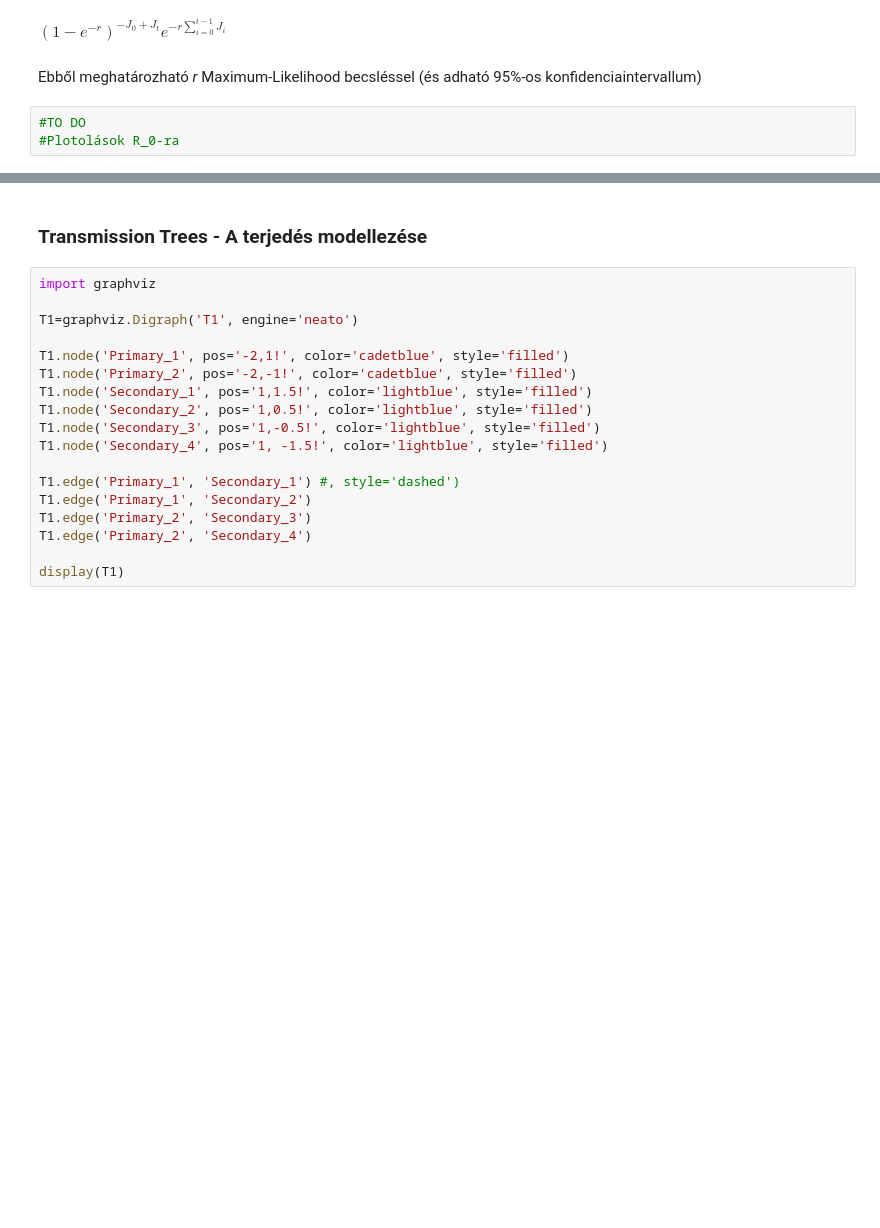
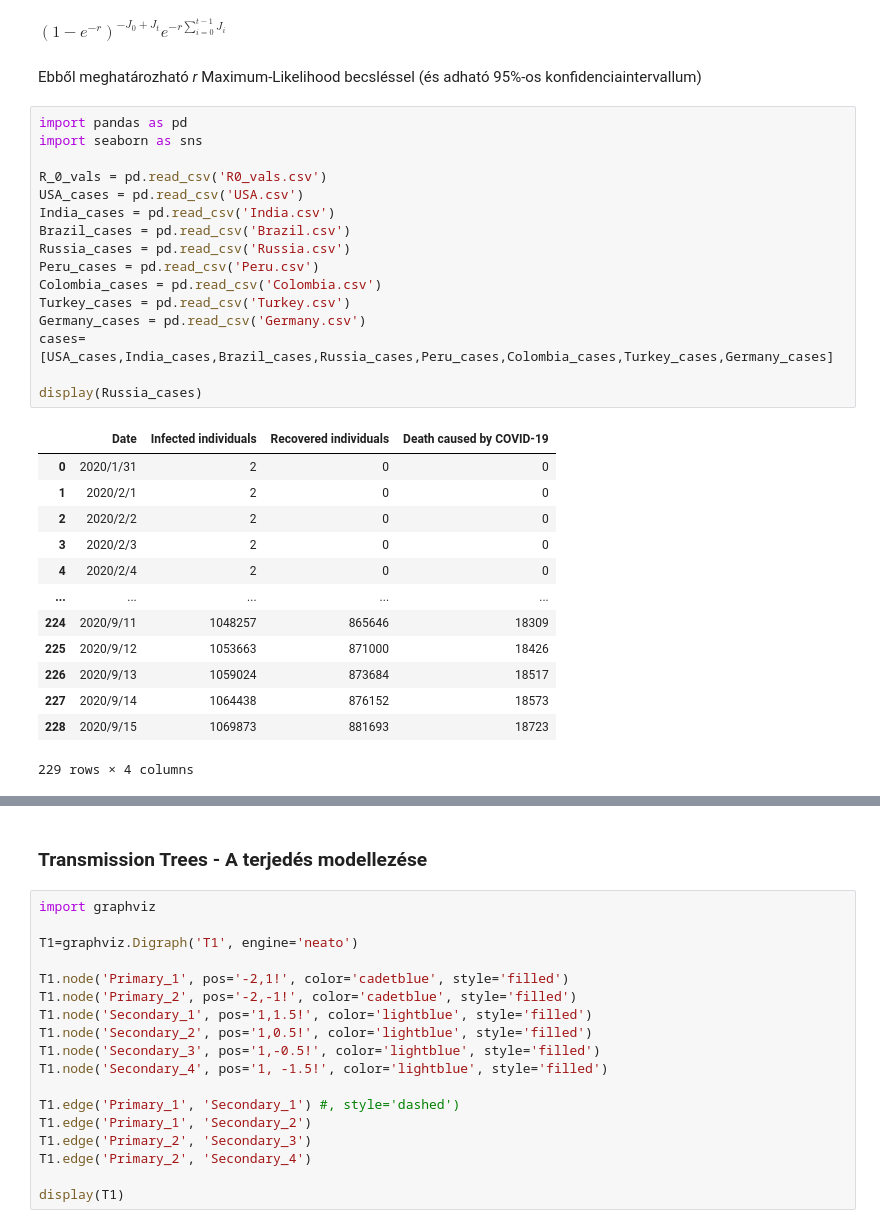
Before and after one commit to Adiklafa/Matprog, a Jupyter notebook: Basic_Reproduction_Number.ipynb, the cells around one changed output, grey strips where cells are left out. Saved outputs shown, nothing was run; the diff lists cells and outputs as text; blank space fills up the shorter version.

```diff
--- a/Basic_Reproduction_Number.ipynb
+++ b/Basic_Reproduction_Number.ipynb
@@ -99,6 +99,33 @@ display(expr11)
 $\displaystyle \left(1 - e^{- r}\right)^{- J_{0} + J_{t}} e^{- r \sum_{i=0}^{t - 1} J_{i}}$
 # %% [markdown]
 Ebből meghatározható _r_ Maximum-Likelihood becsléssel (és adható 95%-os konfidenciaintervallum)
-# %%
-#TO DO
-#Plotolások R_0-ra
+# %%
+import pandas as pd
+import seaborn as sns
+
+R_0_vals = pd.read_csv('R0_vals.csv')
+USA_cases = pd.read_csv('USA.csv')
+India_cases = pd.read_csv('India.csv')
+Brazil_cases = pd.read_csv('Brazil.csv')
+Russia_cases = pd.read_csv('Russia.csv')
+Peru_cases = pd.read_csv('Peru.csv')
+Colombia_cases = pd.read_csv('Colombia.csv')
+Turkey_cases = pd.read_csv('Turkey.csv')
+Germany_cases = pd.read_csv('Germany.csv')
+cases=[USA_cases,India_cases,Brazil_cases,Russia_cases,Peru_cases,Colombia_cases,Turkey_cases,Germany_cases]
+
+display(Russia_cases)
+# %% [output]
+|  | Date | Infected individuals | Recovered individuals | Death caused by COVID-19 |
+| 0 | 2020/1/31 | 2 | 0 | 0 |
+| 1 | 2020/2/1 | 2 | 0 | 0 |
+| 2 | 2020/2/2 | 2 | 0 | 0 |
+| 3 | 2020/2/3 | 2 | 0 | 0 |
+| 4 | 2020/2/4 | 2 | 0 | 0 |
+| ... | ... | ... | ... | ... |
+| 224 | 2020/9/11 | 1048257 | 865646 | 18309 |
+| 225 | 2020/9/12 | 1053663 | 871000 | 18426 |
+| 226 | 2020/9/13 | 1059024 | 873684 | 18517 |
+| 227 | 2020/9/14 | 1064438 | 876152 | 18573 |
+| 228 | 2020/9/15 | 1069873 | 881693 | 18723 |
+229 rows × 4 columns
```
Also changed, not shown: parts of 4 cells of this notebook.
